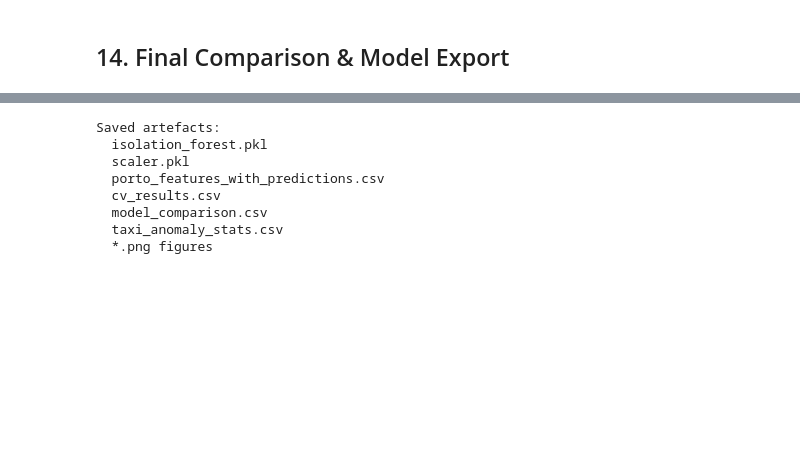
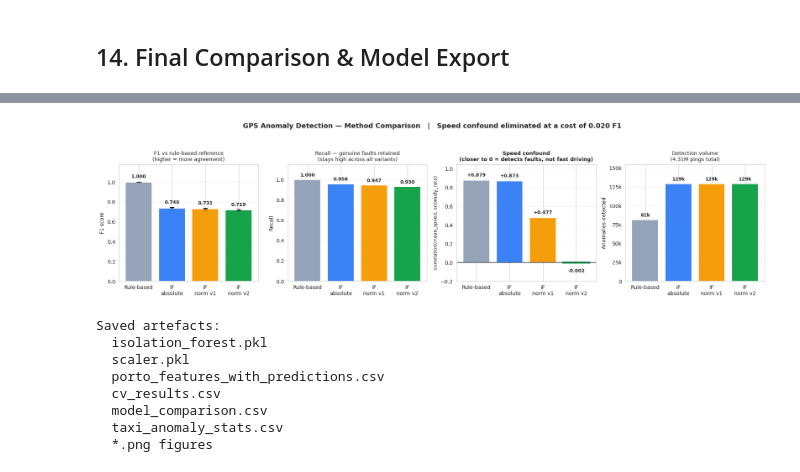
Before and after one commit to abdelnahimy/gps-digital-twin, a Jupyter notebook: notebooks/anomaly_detection_ml.ipynb, the cells around one changed output, grey strips where cells are left out. Cells and saved outputs as stored; diff of their text form; code cells hidden in the pictures; blank space fills up the shorter version.

```diff
--- a/notebooks/anomaly_detection_ml.ipynb
+++ b/notebooks/anomaly_detection_ml.ipynb
@@ -944,3 +1131,76 @@ Isolation Forest (normalised)     129333      3.00      NaN             0.477
+# %%
+# ── Master comparison figure — final ───────────────────────────────────────
+methods = ["Rule-based", "IF\nabsolute", "IF\nnorm v1", "IF\nnorm v2"]
+colors  = ["#94a3b8", "#3b82f6", "#f59e0b", "#16a34a"]
+
+f1_vals   = [1.000, cv_df["f1"].mean(), cv_v1["f1"].mean(), cv_v2["f1"].mean()]
+f1_errs   = [0, cv_df["f1"].std(), cv_v1["f1"].std(), cv_v2["f1"].std()]
+rec_vals  = [1.000, cv_df["recall"].mean(), cv_v1["recall"].mean(), cv_v2["recall"].mean()]
+conf_vals = [r_rule, r_abs, r_norm, r_v2]
+n_anom    = [int(feat_df["rule_anomaly"].sum()),
+             int(feat_df["iso_anomaly"].sum()),
+             int(feat_df["iso_norm_anomaly"].sum()),
+             int(feat_df["iso_v2_anomaly"].sum())]
+
+fig, axes = plt.subplots(1, 4, figsize=(18, 4.5))
+
+# Panel 1 — F1
+ax = axes[0]
+ax.bar(methods, f1_vals, yerr=f1_errs, color=colors, capsize=4,
+       edgecolor="white", lw=1.5)
+for i, v in enumerate(f1_vals):
+    ax.text(i, v + 0.04, f"{v:.3f}", ha="center", fontsize=9, fontweight="bold")
+ax.set_ylim(0, 1.18)
+ax.set_ylabel("F1 score", fontsize=10)
+ax.set_title("F1 vs rule-based reference\n(higher = more agreement)", fontsize=10)
+ax.grid(axis="y", alpha=0.25)
+
+# Panel 2 — Recall
+ax = axes[1]
+ax.bar(methods, rec_vals, color=colors, edgecolor="white", lw=1.5)
+for i, v in enumerate(rec_vals):
+    ax.text(i, v + 0.03, f"{v:.3f}", ha="center", fontsize=9, fontweight="bold")
+ax.set_ylim(0, 1.15)
+ax.set_ylabel("Recall", fontsize=10)
+ax.set_title("Recall — genuine faults retained\n(stays high across all variants)", fontsize=10)
+ax.grid(axis="y", alpha=0.25)
+
+# Panel 3 — Confound
+ax = axes[2]
+bars = ax.bar(methods, conf_vals, color=colors, edgecolor="white", lw=1.5)
+bars[3].set_edgecolor("#16a34a")
+bars[3].set_linewidth(3)
+for i, v in enumerate(conf_vals):
+    off = 0.04 if v >= 0 else -0.10
+    ax.text(i, v + off, f"{v:+.3f}", ha="center", fontsize=9, fontweight="bold")
+ax.axhline(0, color="#0f172a", lw=1.2)
+ax.set_ylim(-0.20, 1.05)
+ax.set_ylabel("correlation(mean_speed, anomaly_rate)", fontsize=9)
+ax.set_title("Speed confound\n(closer to 0 = detects faults, not fast driving)",
+             fontsize=10, fontweight="bold")
+ax.grid(axis="y", alpha=0.25)
+
+# Panel 4 — Detection volume
+ax = axes[3]
+ax.bar(methods, n_anom, color=colors, edgecolor="white", lw=1.5)
+for i, v in enumerate(n_anom):
+    ax.text(i, v + 4000, f"{v/1000:.0f}k", ha="center", fontsize=9, fontweight="bold")
+ax.set_ylim(0, 155000)
+ax.set_yticks([0, 25000, 50000, 75000, 100000, 125000, 150000])
+ax.set_yticklabels(["0", "25k", "50k", "75k", "100k", "125k", "150k"])
+ax.set_ylabel("Anomalies detected", fontsize=10)
+ax.set_title("Detection volume\n(4.31M pings total)", fontsize=10)
+ax.grid(axis="y", alpha=0.25)
+
+plt.suptitle(
+    "GPS Anomaly Detection — Method Comparison   |   "
+    "Speed confound eliminated at a cost of 0.020 F1",
+    fontsize=13, fontweight="bold", y=1.06)
+plt.tight_layout()
+plt.savefig("/kaggle/working/master_comparison.png", dpi=150, bbox_inches="tight")
+plt.show()
+# %% [output]
+[figure, added]
 # %%
 joblib.dump(iso, "/kaggle/working/isolation_forest.pkl")
 joblib.dump(scaler, "/kaggle/working/scaler.pkl")
```
Also changed, not shown: parts of 29 cells of this notebook, 1 other file.
